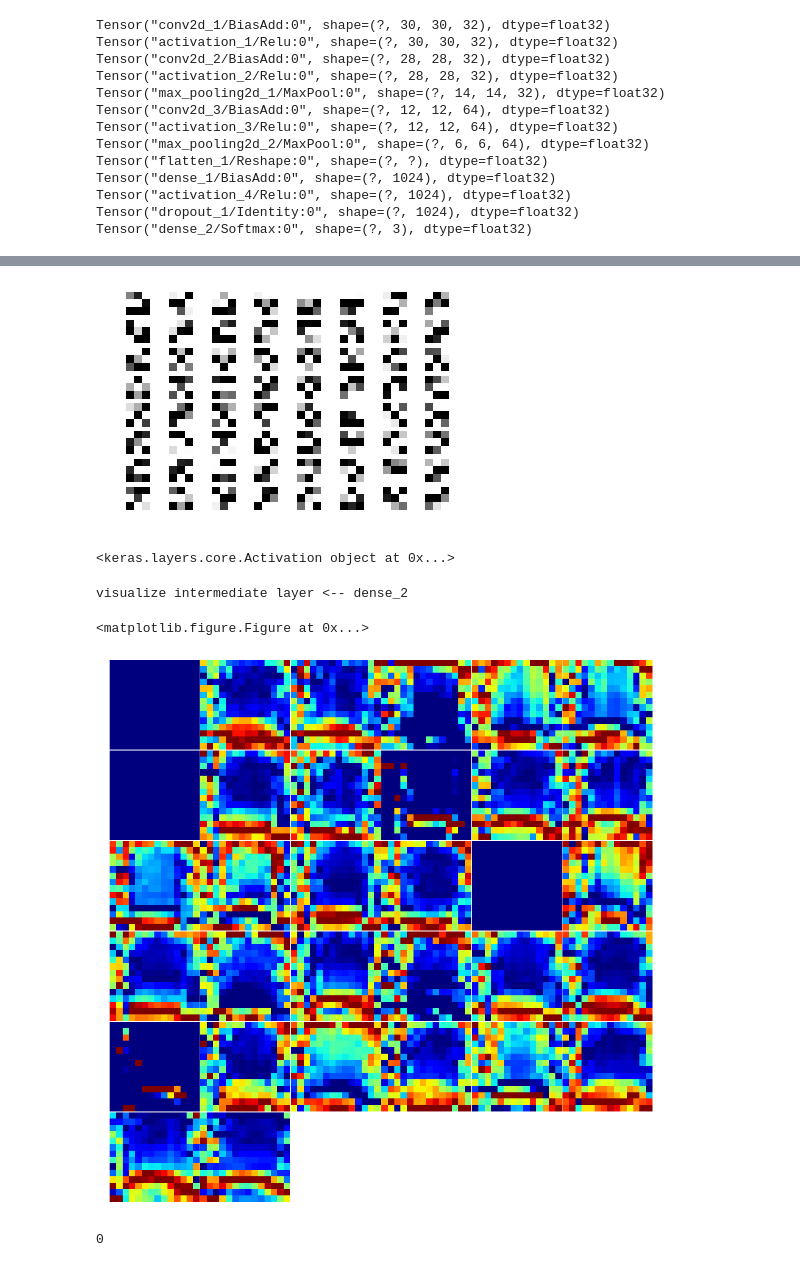
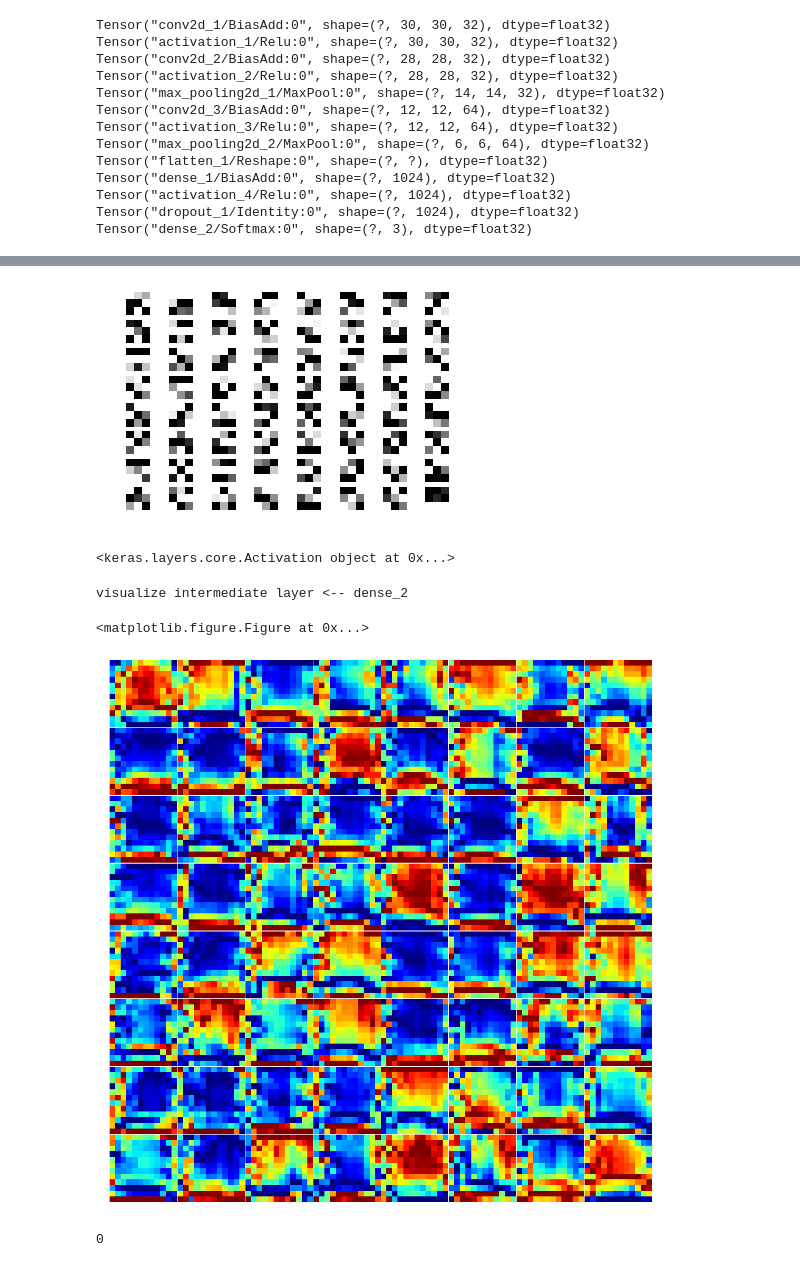
Before and after one commit to soyaoki/IntroCarND-Traffic-Light-Classifier, a Jupyter notebook: Traffic_Light_Classifier.ipynb, the cells around one changed output, grey strips where cells are left out. Saved outputs shown, nothing was run; the diff lists cells and outputs as text; code cells hidden in the pictures.

```diff
--- a/Traffic_Light_Classifier.ipynb
+++ b/Traffic_Light_Classifier.ipynb
@@ -790,7 +790,8 @@ from keras.utils import np_utils
 # %% [output]
 Using TensorFlow backend.
 # %%
-X = np.array(STANDARDIZED_TEST_LIST)
+#X = np.array(STANDARDIZED_TEST_LIST)
+X = np.array(STANDARDIZED_LIST)
 X_train = np.array(X[:,0])
 Y_train = np.array(X[:,1])
 
@@ -856,7 +857,7 @@ HTML('<img src="model.png" width="30%" height="30%">')
 # %% [output]
 [interactive output not drawn]
 # %%
-nb_epoch = 10
+nb_epoch = 20
 batch_size = 10
 history = model.fit(X_train, Y_train, batch_size=batch_size, nb_epoch=nb_epoch, verbose=1, validation_split=0.2)
 #model.save('tl_classifier.h5')
@@ -907,7 +904,7 @@ def visualize_parameter(model, layer_num=1):
 # %%
 visualize_parameter(history.model,5)
 # %% [output]
-[figure, old version]
+[figure, new version]
 # %%
 def get_inter_layer(model, layer_num=16):
     layers = model.layers[:layer_num]
@@ -949,13 +946,13 @@ print(history.model.layers[10])
 <keras.layers.core.Activation object at 0x...>
 # %%
 x = np.array([test_im,test_im])
-model2 = get_inter_layer(history.model, 5)
+model2 = get_inter_layer(history.model, 6)
 output = model2.predict(x, batch_size=1, verbose=0)
 visualize_inter_layer(output)
 # %% [output]
 visualize intermediate layer <-- dense_2
 <matplotlib.figure.Figure at 0x...>
-[figure, old version]
+[figure, new version]
 # %%
 np.argmax(model.predict(X_train[0].reshape([1,32,32,3])))
 # %% [output]
```
Also changed, not shown: parts of 11 cells of this notebook, 1 other file.
